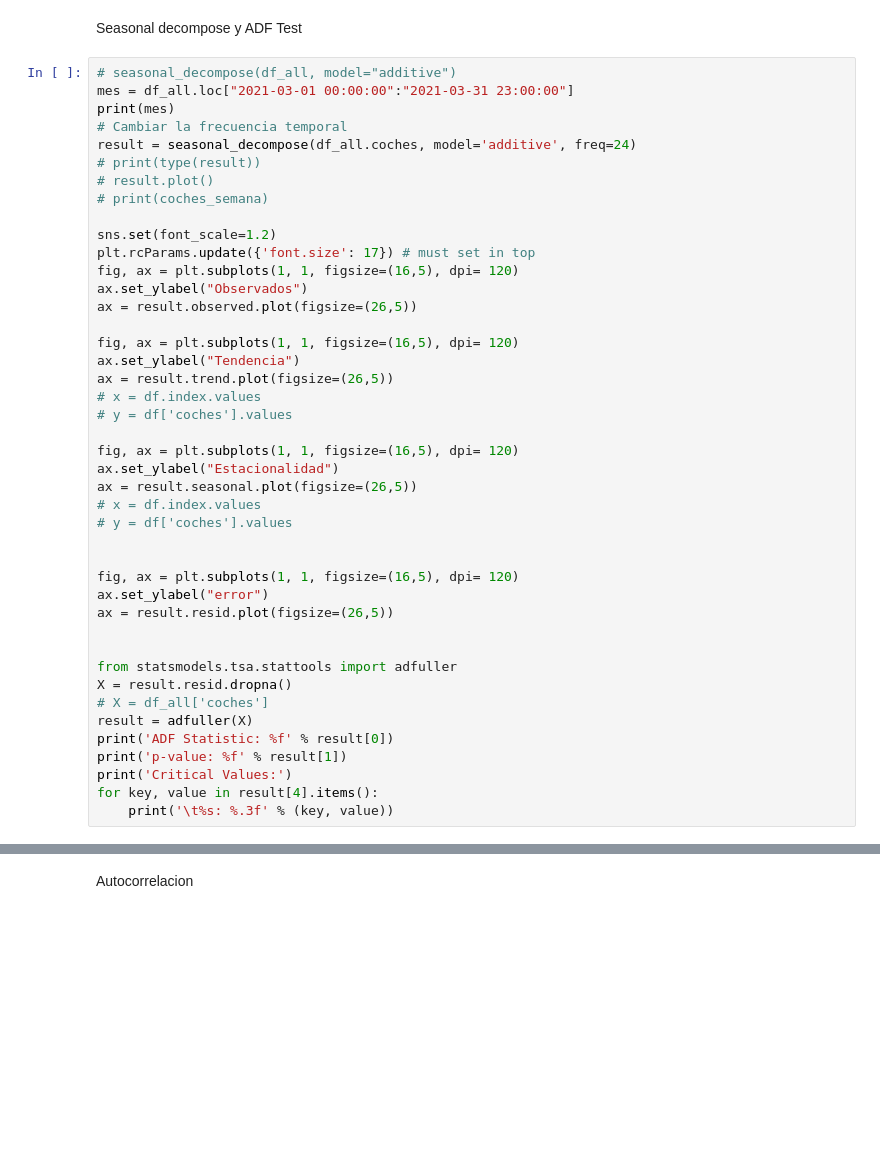
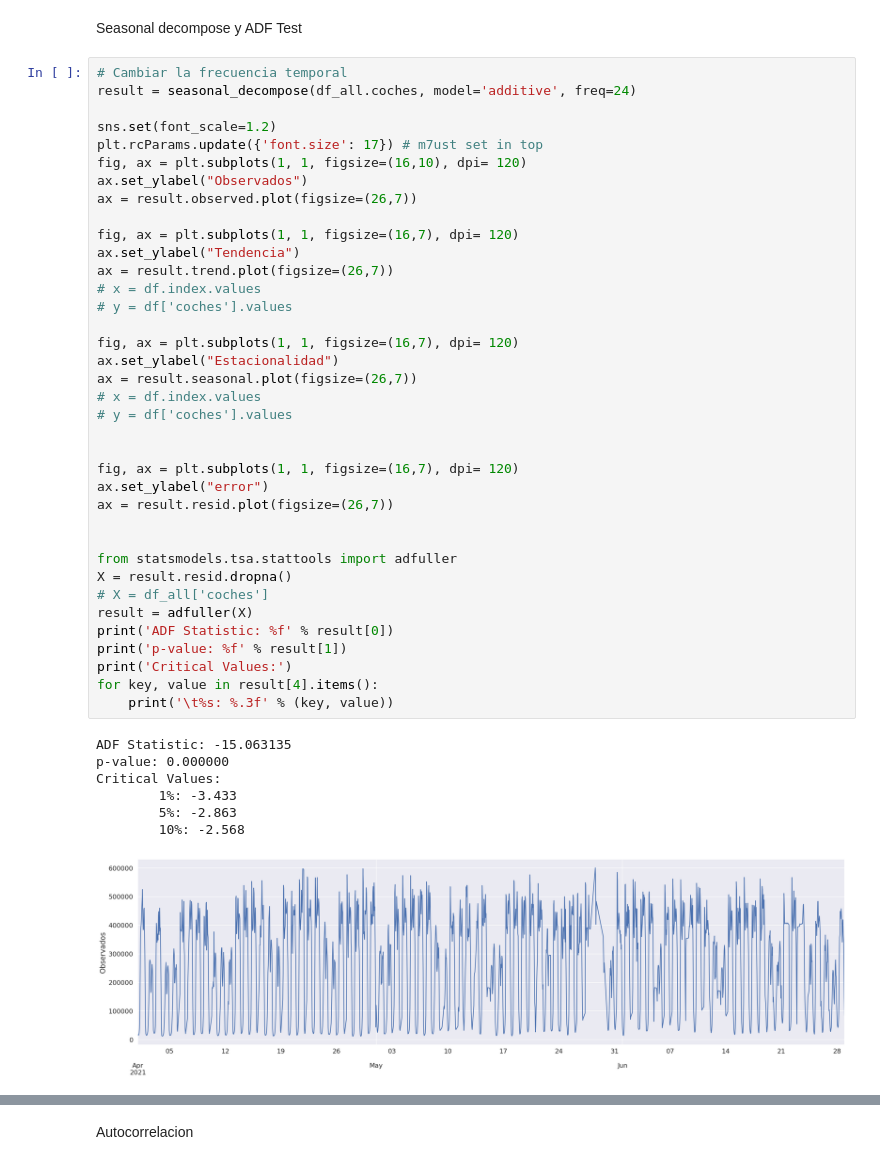
Before and after one commit to CristianViSa/TFM, a Jupyter notebook: tfm_estudio_serie_temporal.ipynb, the cells around one changed output, grey strips where cells are left out. Saved outputs shown, nothing was run; the diff lists cells and outputs as text; blank space fills up the shorter version.

```diff
--- a/tfm_estudio_serie_temporal.ipynb
+++ b/tfm_estudio_serie_temporal.ipynb
@@ -95,45 +107,47 @@ df_all.index.name = ""
 # %% [markdown]
 Seasonal decompose y ADF Test
 # %%
-# seasonal_decompose(df_all, model="additive")
-mes = df_all.loc["2021-03-01 00:00:00":"2021-03-31 23:00:00"]
-print(mes)
 # Cambiar la frecuencia temporal
 result = seasonal_decompose(df_all.coches, model='additive', freq=24)
-# print(type(result))
-# result.plot()
-# print(coches_semana)
 
 sns.set(font_scale=1.2)
-plt.rcParams.update({'font.size': 17}) # must set in top
-fig, ax = plt.subplots(1, 1, figsize=(16,5), dpi= 120)
+plt.rcParams.update({'font.size': 17}) # m7ust set in top
+fig, ax = plt.subplots(1, 1, figsize=(16,10), dpi= 120)
 ax.set_ylabel("Observados")
-ax = result.observed.plot(figsize=(26,5))
+ax = result.observed.plot(figsize=(26,7))
 
-fig, ax = plt.subplots(1, 1, figsize=(16,5), dpi= 120)
+fig, ax = plt.subplots(1, 1, figsize=(16,7), dpi= 120)
 ax.set_ylabel("Tendencia")
-ax = result.trend.plot(figsize=(26,5))
+ax = result.trend.plot(figsize=(26,7))
 # x = df.index.values
 # y = df['coches'].values
 
-fig, ax = plt.subplots(1, 1, figsize=(16,5), dpi= 120)
+fig, ax = plt.subplots(1, 1, figsize=(16,7), dpi= 120)
 ax.set_ylabel("Estacionalidad")
-ax = result.seasonal.plot(figsize=(26,5))
+ax = result.seasonal.plot(figsize=(26,7))
 # x = df.index.values
 # y = df['coches'].values
 
 
-fig, ax = plt.subplots(1, 1, figsize=(16,5), dpi= 120)
+fig, ax = plt.subplots(1, 1, figsize=(16,7), dpi= 120)
 ax.set_ylabel("error")
-ax = result.resid.plot(figsize=(26,5))
+ax = result.resid.plot(figsize=(26,7))
 
 
 from statsmodels.tsa.stattools import adfuller
 X = result.resid.dropna()
 # X = df_all['coches']
 result = adfuller(X)
 print('ADF Statistic: %f' % result[0])
 print('p-value: %f' % result[1])
 print('Critical Values:')
 for key, value in result[4].items():
 	print('\t%s: %.3f' % (key, value))
+# %% [output]
+ADF Statistic: -15.063135
+p-value: 0.000000
+Critical Values:
+        1%: -3.433
+        5%: -2.863
+        10%: -2.568
+[figure, added]
```
Also changed, not shown: parts of 9 cells of this notebook.
